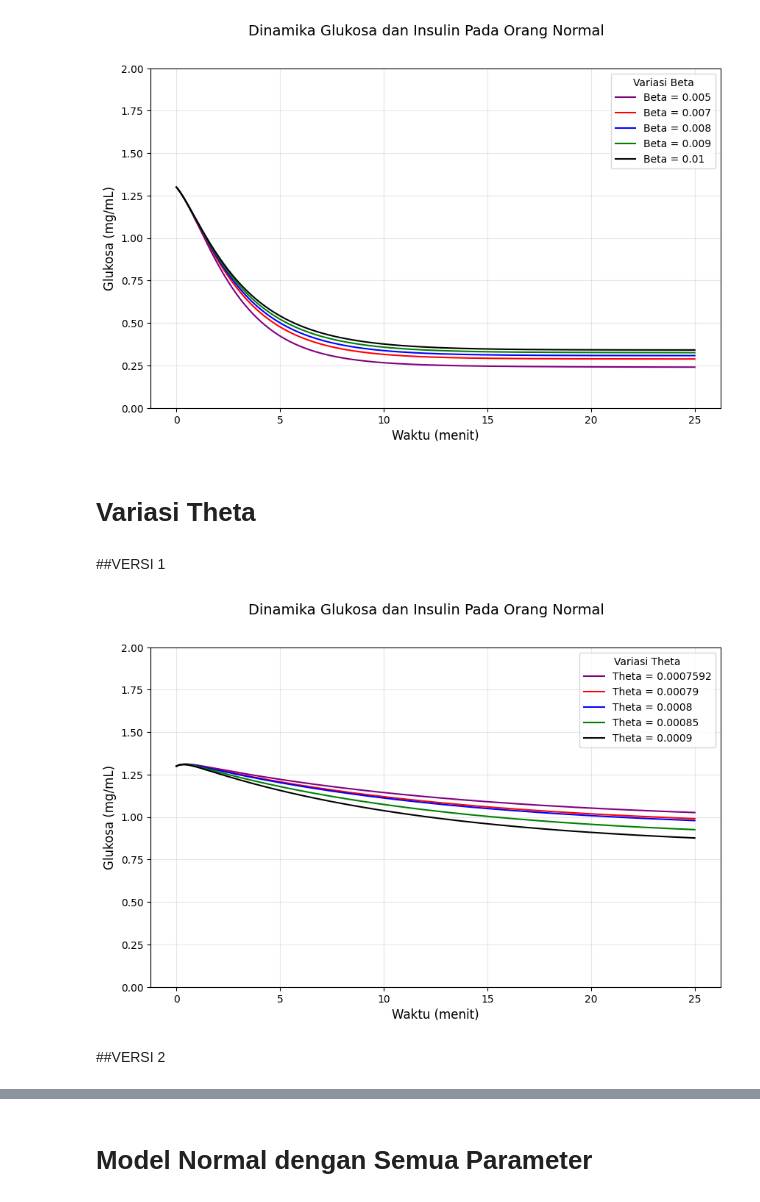
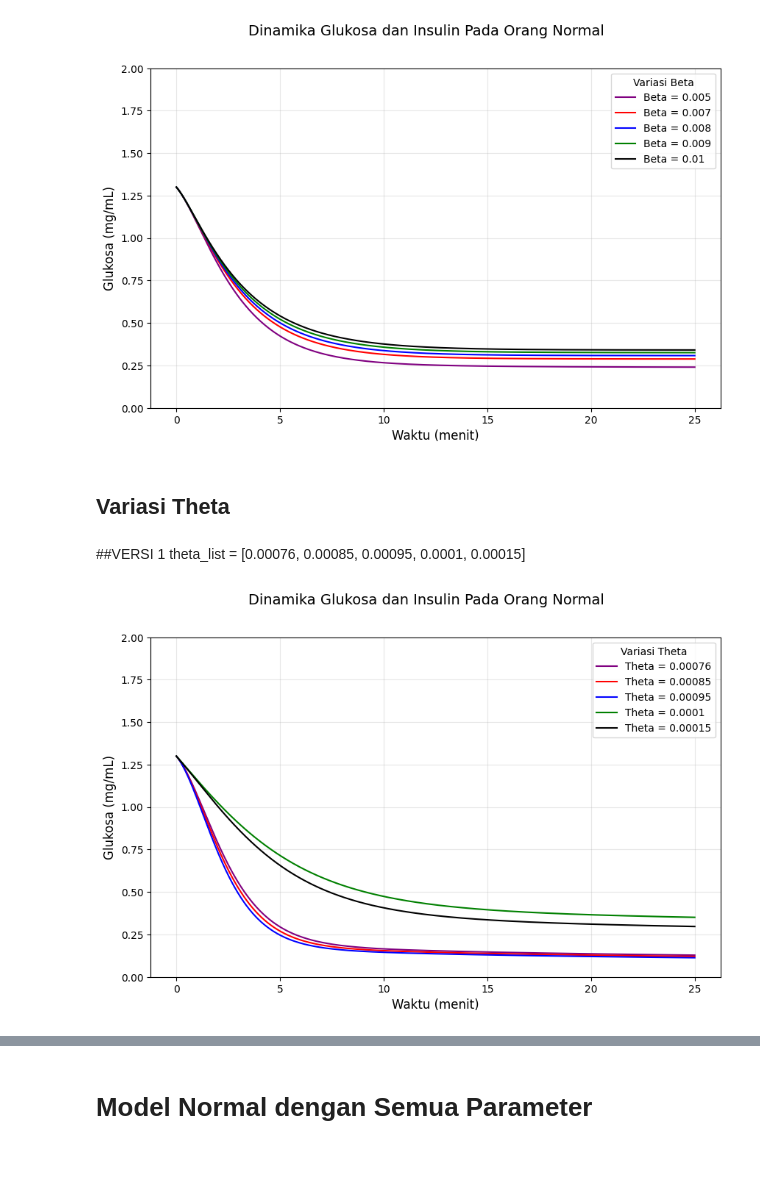
Before and after one commit to dayudyah20/Belajar-Coursera, a Jupyter notebook: Model_Jurnal_ipynb.ipynb, the cells around one changed output, grey strips where cells are left out. Drawn from its saved outputs; the diff is of its cells as text; code cells hidden in the pictures; blank space fills up the shorter version.

```diff
--- a/Model_Jurnal_ipynb.ipynb
+++ b/Model_Jurnal_ipynb.ipynb
@@ -560,5 +630,4 @@ Penurunan insulin dimulai pada waktu t = 32.62
 # %%
-#1
 import numpy as np
 import matplotlib.pyplot as plt
 
@@ -599,7 +668,7 @@ delta = 1
 t = np.linspace(0, 25, 3000)
 
 # Variasi alpha yang ingin diuji
-alpha_list = [3, 4, 5, 6, 7] # dibawah 0 seperti 0.01, 0.001 itu perubahannya sedikit jadi bisa dieliminasi
+alpha_list = [1, 3, 5, 7, 9] # dibawah 0 seperti 0.01, 0.001 itu perubahannya sedikit jadi bisa dieliminasi
 colors = ['purple','red', 'blue', 'green', 'black']
 
 fig, ax1 = plt.subplots(figsize=(10, 6))
@@ -1081,9 +891,9 @@ plt.show()
 # %% [output]
 [figure]
 # %% [markdown]
-# Variasi Theta
+## Variasi Theta
-# %% [markdown]
-##VERSI 1
+# %% [markdown]
+##VERSI 1 theta_list = [0.00076, 0.00085, 0.00095, 0.0001, 0.00015]
 # %%
 import numpy as np
 import matplotlib.pyplot as plt
@@ -1110,40 +920,38 @@ def runge_kutta_4(f, z0, t, params):
     return z
 
 # Parameter model tetap
-alpha = 7
-gamma = 0.0001
-beta = 0.021
+alpha = 12
+gamma = 0.2
+beta = 0.001
 delta = 2
 
 # Rentang waktu simulasi
 t = np.linspace(0, 25, 3000)
 
 # Variasi yang ingin diuji
-theta_list = [0.0007592, 0.00079, 0.0008, 0.00085, 0.0009] #0.00075919
+theta_list = [0.00076, 0.00085, 0.00095, 0.0001, 0.00015] #0.00075919
 colors = ['purple','red', 'blue', 'green', 'black']
 
 fig, ax1 = plt.subplots(figsize=(10, 6))
 
 for i, theta in enumerate(theta_list):
     z0 = [130.0, 5.0]  # Kondisi awal Glukosa (mg/dL) dan Insulin
     params = (alpha, gamma, theta, delta, beta)
     solution = runge_kutta_4(f, z0, t, params)
 
     glucose = solution[:, 0] / 100  # Ubah glukosa dari mg/dL ke mg/mL
 
     ax1.plot(t, glucose, color=colors[i],
              label=f'Theta = {theta}',
              linestyle='dotted' if theta == 0 else '-')
 
 ax1.set_xlabel('Waktu (menit)', fontsize=12)
 ax1.set_ylabel('Glukosa (mg/mL)', color='black', fontsize=12)
 ax1.set_ylim(0, 2)  # Disesuaikan karena sudah dalam mg/mL
 ax1.legend(loc="upper right", title="Variasi Theta", fontsize=10)
 ax1.grid(alpha=0.3)
 
 fig.suptitle('Dinamika Glukosa dan Insulin Pada Orang Normal', fontsize=14)
 plt.show()
 # %% [output]
-[figure, old version]
+[figure, new version]
-# %% [markdown]
-##VERSI 2
```
Also changed, not shown: parts of 23 cells of this notebook.
